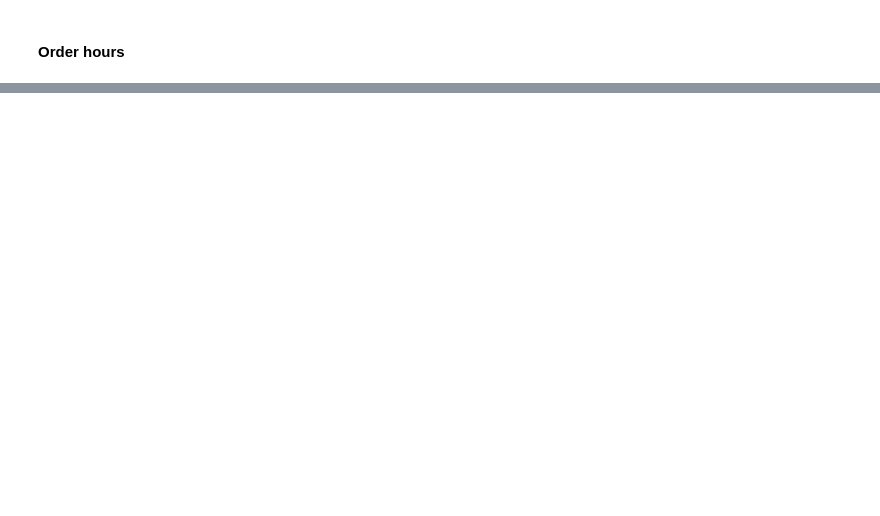
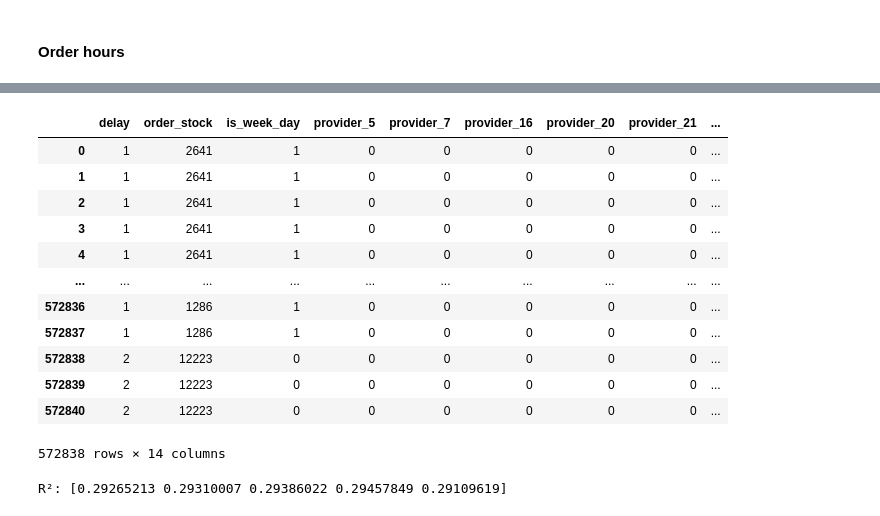
Before and after one commit to m-cheicki/ESILV_Advance_ML, a Jupyter notebook: PW1.ipynb, the cells around one changed output, grey strips where cells are left out. Cells and saved outputs as stored; diff of their text form; code cells hidden in the pictures; blank space fills up the shorter version.

```diff
--- a/PW1.ipynb
+++ b/PW1.ipynb
@@ -217,0 +321,22 @@ order_after_18['delay'].mean(), order_after_18['delay'].min(), order_after_18['d
+# %%
+# select the columns for predictions
+tmp_df = pd.concat([
+    tmp_df.loc[:, ['delay', 'order_stock', 'is_week_day']],
+    tmp_df.iloc[:, 6:]
+], axis = 1)
+
+tmp_df
+# %% [output]
+|  | delay | order_stock | is_week_day | provider_5 | provider_7 | provider_16 | provider_20 | provider_21 | ... |
+| 0 | 1 | 2641 | 1 | 0 | 0 | 0 | 0 | 0 | ... |
+| 1 | 1 | 2641 | 1 | 0 | 0 | 0 | 0 | 0 | ... |
+| 2 | 1 | 2641 | 1 | 0 | 0 | 0 | 0 | 0 | ... |
+| 3 | 1 | 2641 | 1 | 0 | 0 | 0 | 0 | 0 | ... |
+| 4 | 1 | 2641 | 1 | 0 | 0 | 0 | 0 | 0 | ... |
+| ... | ... | ... | ... | ... | ... | ... | ... | ... | ... |
+| 572836 | 1 | 1286 | 1 | 0 | 0 | 0 | 0 | 0 | ... |
+| 572837 | 1 | 1286 | 1 | 0 | 0 | 0 | 0 | 0 | ... |
+| 572838 | 2 | 12223 | 0 | 0 | 0 | 0 | 0 | 0 | ... |
+| 572839 | 2 | 12223 | 0 | 0 | 0 | 0 | 0 | 0 | ... |
+| 572840 | 2 | 12223 | 0 | 0 | 0 | 0 | 0 | 0 | ... |
+572838 rows × 14 columns
@@ -217,0 +362,9 @@ order_after_18['delay'].mean(), order_after_18['delay'].min(), order_after_18['d
+# %%
+model = linear_model.LinearRegression()
+scores = cross_val_score(model, X_train, y_train, scoring='r2')
+
+# Best possible score is 1.0 and it can be negative (because the model can be arbitrarily worse).
+# A constant model that always predicts the expected value of y, disregarding the input features, would get a R² score of 0.0.
+print('R²:', scores)
+# %% [output]
+R²: [0.29265213 0.29310007 0.29386022 0.29457849 0.29109619]
```
Also changed, not shown: parts of 28 cells of this notebook.
